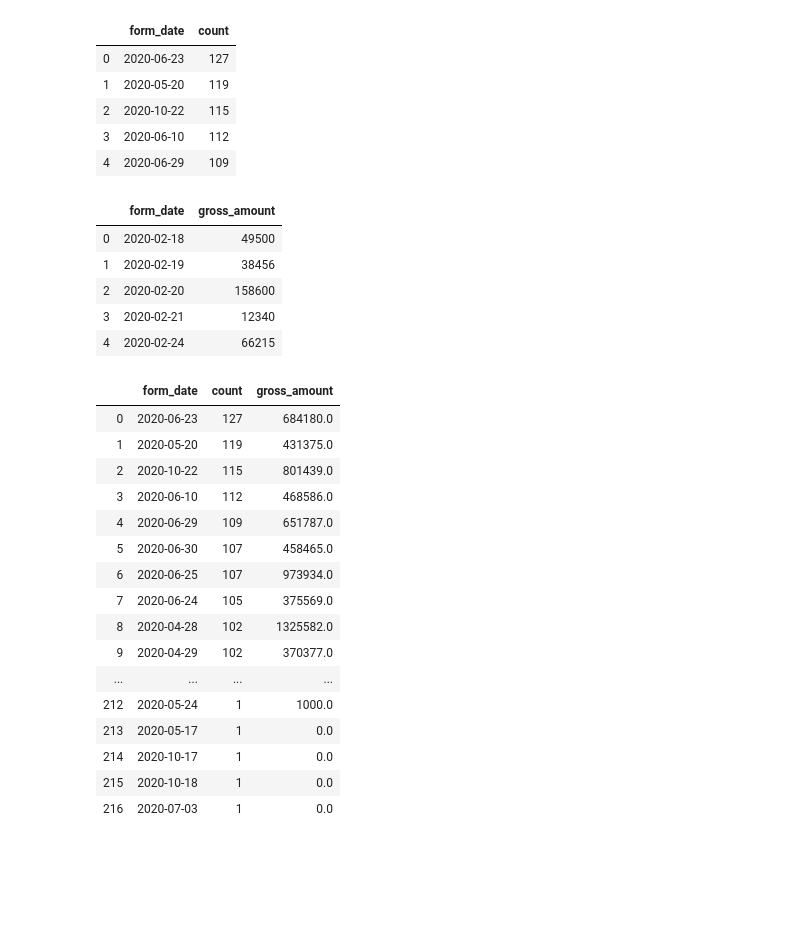
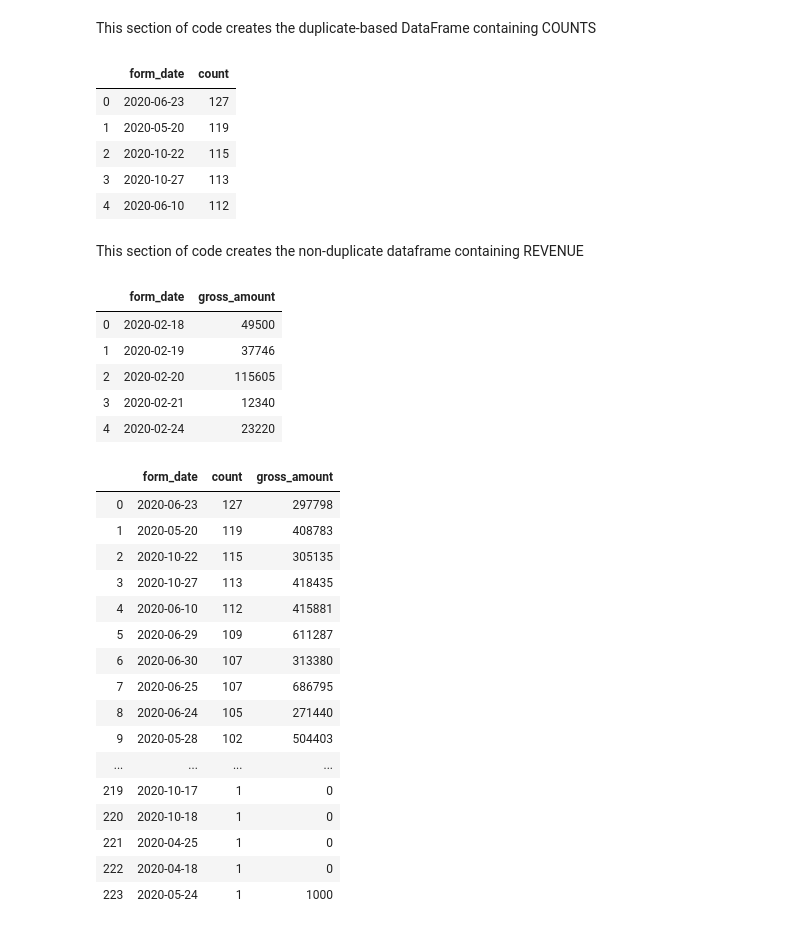
Before and after one commit to ajcoates/work_files, a Jupyter notebook: projection_widget.ipynb, the cells around one changed output. Cells and saved outputs as stored; diff of their text form; code cells hidden in the pictures; blank space fills up the shorter version.

Commit message:
adding second dataframe of "no-duplicates" with necessary manipulation

```diff
--- a/projection_widget.ipynb
+++ b/projection_widget.ipynb
@@ -7,12 +1,31 @@ pd.set_option('display.max_rows', None)
+# %%
+import pandas as pd
+import numpy as np
+from sklearn.linear_model import LinearRegression
+dups = pd.read_csv('103020_duplicates.csv')
+no_dups = pd.read_csv('103020_no_duplicates.csv')
+pd.set_option('display.max_rows', None)
+
+
+# dropping extra columns that pull from the google sheets download of '103020_no_duplicates.csv'
+no_dups.drop(no_dups.iloc[:, 16:], inplace = True, axis = 1)
+
+# pulling a csv from google sheets or excel causes whitespace
+# in certain column headers (no idea why); need to strip whitespace
+# from all column names before calling any column name
+no_dups = no_dups.rename(columns=lambda x: x.strip())
+# %% [markdown]
+This section of code creates the duplicate-based DataFrame containing COUNTS
 # %%
+# # Creating DataFrame "count" from the dups (duplicates included)
 # Sets Form Date to datetime format; "Can only use .dt accessor
 # with datetimelike values" (that's why form_date needs to be converted
 # to datetime first, even though it looks redundant)
-data['form_date']= pd.to_datetime(data['form_date'])
+dups['form_date']= pd.to_datetime(dups['form_date'])
 # convert to dt
-data['form_date']= data['form_date'].dt.date
+dups['form_date']= dups['form_date'].dt.date
 # Creating "count" variable, count of projects by day
-count = data.groupby(['form_date']).size().sort_values(ascending=False)
+count = dups.groupby(['form_date']).size().sort_values(ascending=False)
 # %%
 # Casts count to a dataframe
 count = pd.DataFrame(data = count)
@@ -30,11 +43,23 @@ count.head()
 | 0 | 2020-06-23 | 127 |
 | 1 | 2020-05-20 | 119 |
 | 2 | 2020-10-22 | 115 |
-| 3 | 2020-06-10 | 112 |
-| 4 | 2020-06-29 | 109 |
+| 3 | 2020-10-27 | 113 |
+| 4 | 2020-06-10 | 112 |
+# %% [markdown]
+This section of code creates the non-duplicate dataframe containing REVENUE
+# %%
+# # Creating DataFrame "rev" from no_dups (duplicates NOT included)
+# Sets form_date to datetime format; "Can only use .dt accessor
+# with datetimelike values" (that's why form_date needs to be converted
+# to datetime first, even though it looks redundant)
+no_dups['form_date']= pd.to_datetime(no_dups['form_date'])
+# convert to dt
+no_dups['form_date']= no_dups['form_date'].dt.date
+# creates variable "rev"; sum of gross amount by form date and filtered by "stage" == "Closed - Won"
+rev = no_dups[no_dups['stage'] == 'Closed - Won'].groupby('form_date')['gross_amount'].sum()
 # %%
 # creates variable "rev"; sum of gross amount by form date and filtered by "stage" == "Closed - Won"
-rev = data[data['stage'] == 'Closed - Won'].groupby('form_date')['gross_amount'].sum()
+# rev = no_dups[no_dups['stage'] == 'Closed - Won'].groupby('form_date')['gross_amount'].sum()
 # casts rev to a dataframe
 rev = pd.DataFrame(data = rev)
 # resets index
@@ -48,35 +73,36 @@ rev.head()
 # %% [output]
 |  | form_date | gross_amount |
 | 0 | 2020-02-18 | 49500 |
-| 1 | 2020-02-19 | 38456 |
-| 2 | 2020-02-20 | 158600 |
+| 1 | 2020-02-19 | 37746 |
+| 2 | 2020-02-20 | 115605 |
 | 3 | 2020-02-21 | 12340 |
-| 4 | 2020-02-24 | 66215 |
+| 4 | 2020-02-24 | 23220 |
 # %%
 # Redefine count and rev for clarity
 left = count
 right = rev
 # Joining count and rev on form_date
 df = left.merge(right, on='form_date', how='left')
 
 df['gross_amount'] = df['gross_amount'].fillna(0)
+df['gross_amount'] = df['gross_amount'].astype(np.int64)
 df
 # %% [output]
 |  | form_date | count | gross_amount |
-| 0 | 2020-06-23 | 127 | 684180.0 |
-| 1 | 2020-05-20 | 119 | 431375.0 |
-| 2 | 2020-10-22 | 115 | 801439.0 |
-| 3 | 2020-06-10 | 112 | 468586.0 |
-| 4 | 2020-06-29 | 109 | 651787.0 |
-| 5 | 2020-06-30 | 107 | 458465.0 |
-| 6 | 2020-06-25 | 107 | 973934.0 |
-| 7 | 2020-06-24 | 105 | 375569.0 |
-| 8 | 2020-04-28 | 102 | 1325582.0 |
-| 9 | 2020-04-29 | 102 | 370377.0 |
+| 0 | 2020-06-23 | 127 | 297798 |
+| 1 | 2020-05-20 | 119 | 408783 |
+| 2 | 2020-10-22 | 115 | 305135 |
+| 3 | 2020-10-27 | 113 | 418435 |
+| 4 | 2020-06-10 | 112 | 415881 |
+| 5 | 2020-06-29 | 109 | 611287 |
+| 6 | 2020-06-30 | 107 | 313380 |
+| 7 | 2020-06-25 | 107 | 686795 |
+| 8 | 2020-06-24 | 105 | 271440 |
+| 9 | 2020-05-28 | 102 | 504403 |
 | ... | ... | ... | ... |
-| 212 | 2020-05-24 | 1 | 1000.0 |
-| 213 | 2020-05-17 | 1 | 0.0 |
-| 214 | 2020-10-17 | 1 | 0.0 |
-| 215 | 2020-10-18 | 1 | 0.0 |
-| 216 | 2020-07-03 | 1 | 0.0 |
+| 219 | 2020-10-17 | 1 | 0 |
+| 220 | 2020-10-18 | 1 | 0 |
+| 221 | 2020-04-25 | 1 | 0 |
+| 222 | 2020-04-18 | 1 | 0 |
+| 223 | 2020-05-24 | 1 | 1000 |
 # %%
```
Also changed, not shown: parts of 11 cells of this notebook.
